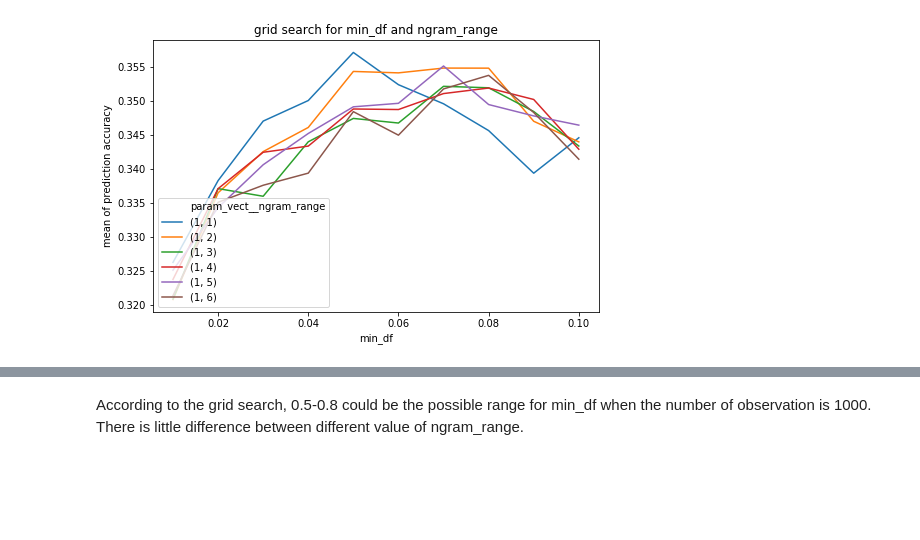
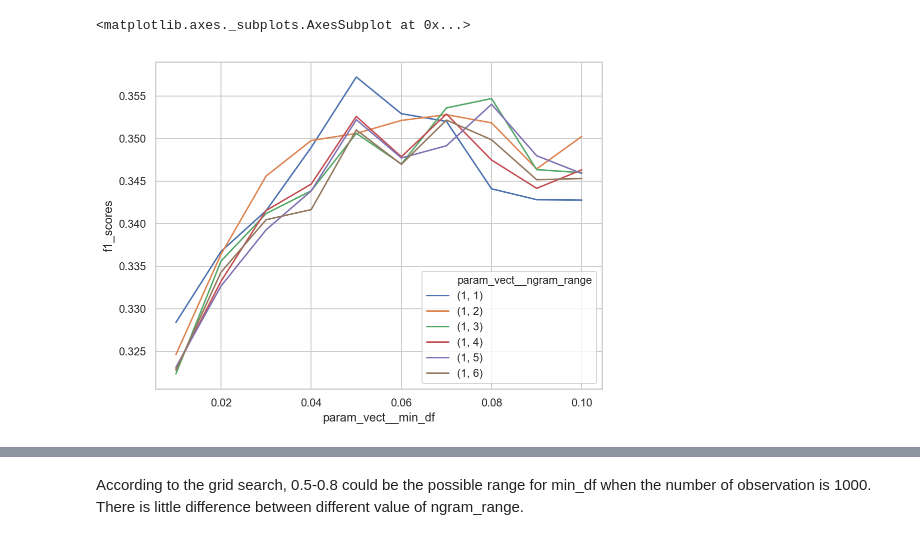
Before and after one commit to ktmud/fsauor2018, a Jupyter notebook: notebooks/parameter grid search.ipynb, the cells around one changed output, grey strips where cells are left out. Cells and saved outputs as stored; diff of their text form; code cells hidden in the pictures; blank space fills up the shorter version.

Commit message:
grid search
grid search

```diff
--- a/notebooks/parameter grid search.ipynb
+++ b/notebooks/parameter grid search.ipynb
@@ -70,20 +86,20 @@ value_name='f1_scores'
 
 results = results.drop(['variable'], axis=1)
 # %%
-def plot_results(results, title=r'grid search for min_df and ngram_range'):
-    f, ax = plt.subplots(figsize=(8, 5))
-    sns.lineplot(ax=ax,
+sns.set(style="whitegrid")
+
+fig, ax = plt.subplots(figsize=(8, 6))
+
+sns.lineplot(
     x='param_vect__min_df',
     y='f1_scores',
-    hue = 'param_vect__ngram_range',
-    data=results)
-    ax.set_xlabel(r'min_df')
-    ax.set_ylabel('mean of prediction accuracy')
-    ax.set_title(title)
-    ax.legend(loc='lower left')
-plot_results(results)
+    hue='param_vect__ngram_range',
+    data=results,
+    ax=ax
+)
 # %% [output]
+<matplotlib.axes._subplots.AxesSubplot at 0x...>
-[figure, old version]
+[figure, new version]
 # %%
 grid_search.best_params_
 # %% [output]
```
Also changed, not shown: parts of 19 cells of this notebook.
